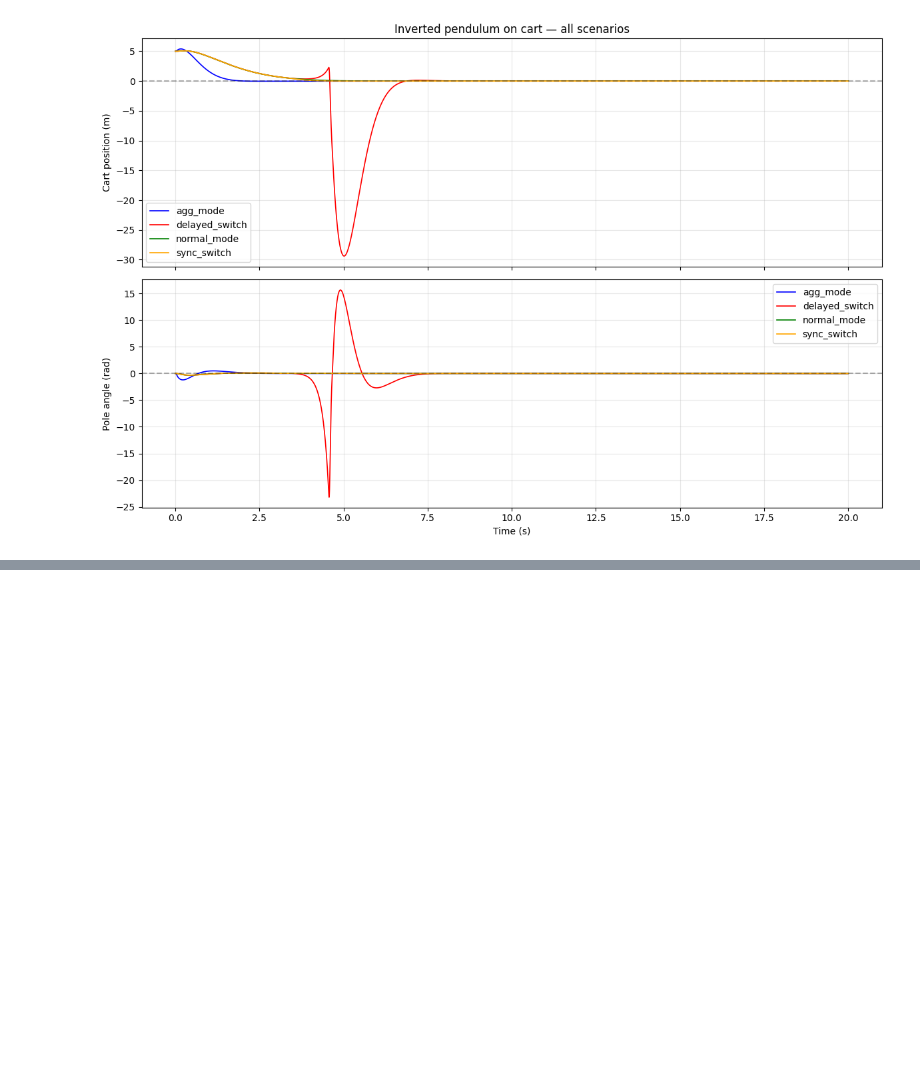
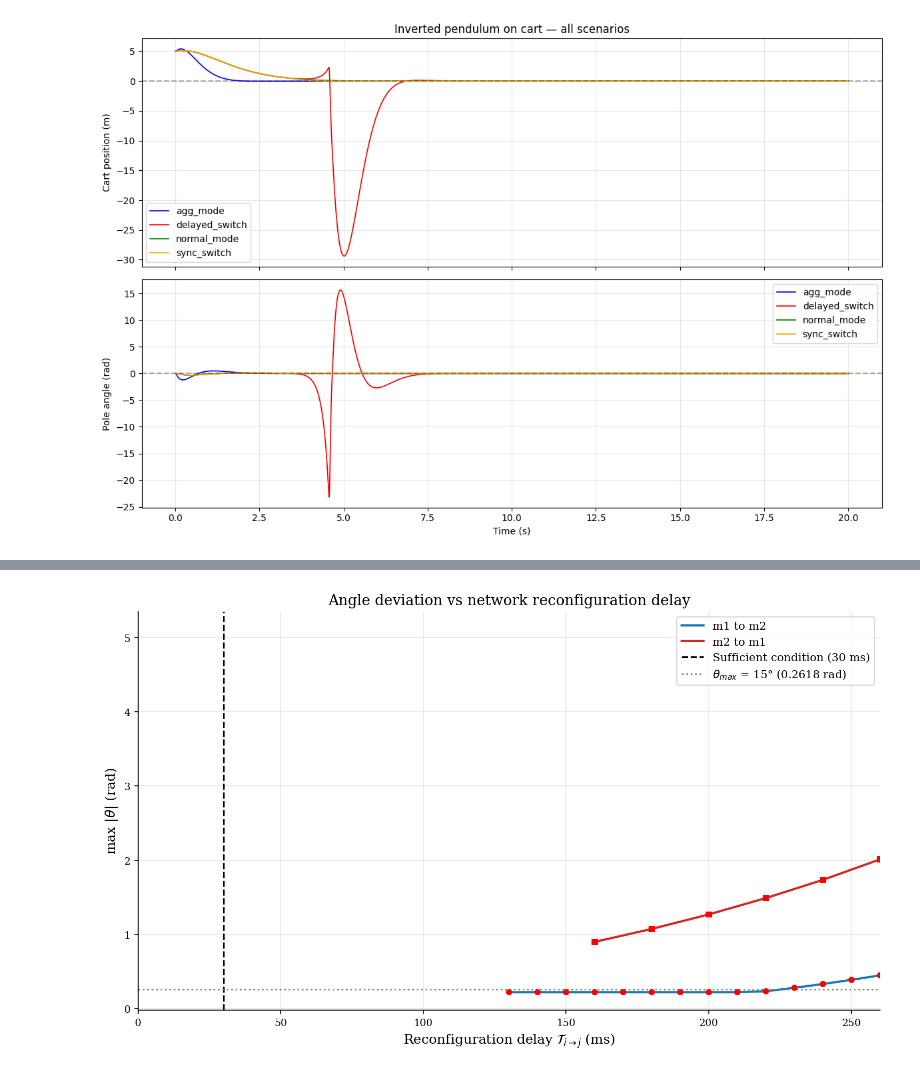
Before and after one commit to kss682/co-design-framework, a Jupyter notebook: confidence_plot.ipynb, the cells around one changed output, grey strips where cells are left out. Saved outputs shown, nothing was run; the diff lists cells and outputs as text; code cells hidden in the pictures; blank space fills up the shorter version.

```diff
--- a/confidence_plot.ipynb
+++ b/confidence_plot.ipynb
@@ -179,0 +302,11 @@ Angle first violation: 5 misses
+# %%
+# Worst case switch
+file1='benchmark/delta_sweep_20260409_114250.csv'
+file2='benchmark/delta_sweep_20260409_114433.csv'
+
+# file1='benchmark/delta_sweep_20260511_053321.csv'
+# file2='benchmark/delta_sweep_20260511_053027.csv'
+
+plot_mode_switch(file1, file2)
+# %% [output]
+[figure, added]
```
Also changed, not shown: parts of 10 cells of this notebook.
